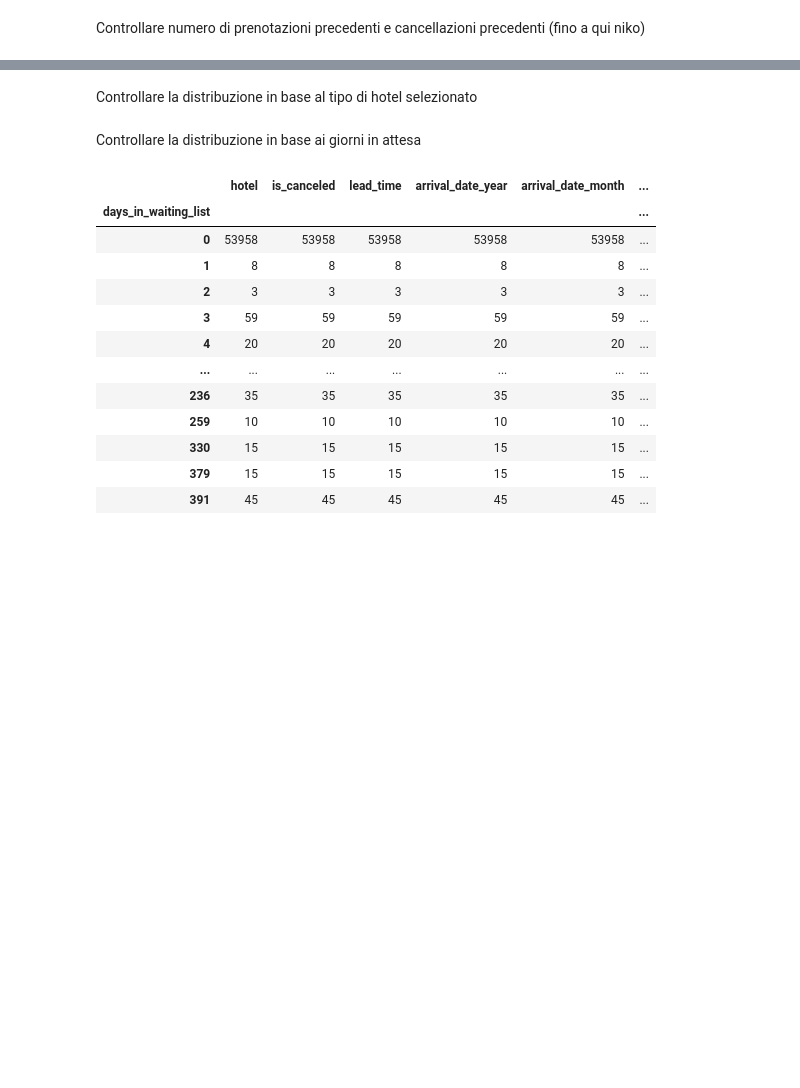
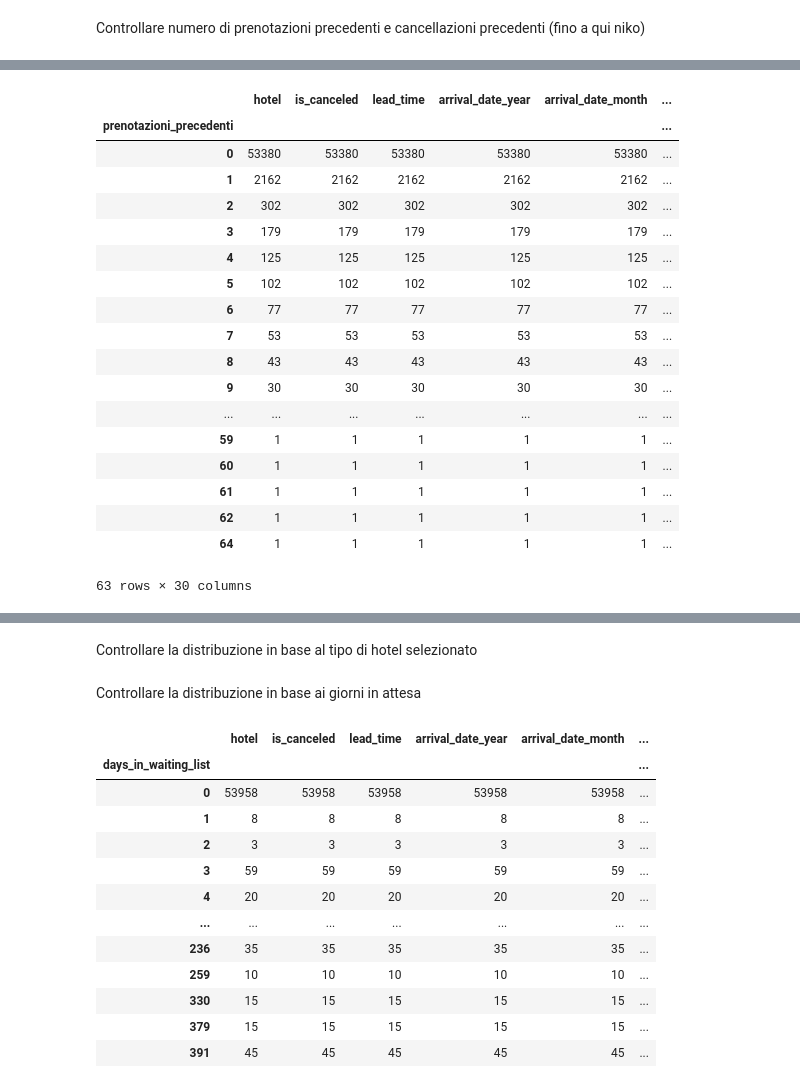
Before and after one commit to Nikocioni/progetto_programmazione_nik_ross_salvo, a Jupyter notebook: progetto_niko_ross_salvo_2.ipynb, the cells around one changed output, grey strips where cells are left out. Drawn from its saved outputs; the diff is of its cells as text; code cells hidden in the pictures; blank space fills up the shorter version.

```diff
--- a/progetto_niko_ross_salvo_2.ipynb
+++ b/progetto_niko_ross_salvo_2.ipynb
@@ -382,0 +496,23 @@ Controllare numero di prenotazioni precedenti e cancellazioni precedenti (fino a
+# %%
+train["prenotazioni_precedenti"] = train["previous_bookings_not_canceled"] + train["previous_cancellations"]
+train.groupby(train["prenotazioni_precedenti"]).count()
+# %% [output]
+|  | hotel | is_canceled | lead_time | arrival_date_year | arrival_date_month | ... |
+| prenotazioni_precedenti |  |  |  |  |  | ... |
+| 0 | 53380 | 53380 | 53380 | 53380 | 53380 | ... |
+| 1 | 2162 | 2162 | 2162 | 2162 | 2162 | ... |
+| 2 | 302 | 302 | 302 | 302 | 302 | ... |
+| 3 | 179 | 179 | 179 | 179 | 179 | ... |
+| 4 | 125 | 125 | 125 | 125 | 125 | ... |
+| 5 | 102 | 102 | 102 | 102 | 102 | ... |
+| 6 | 77 | 77 | 77 | 77 | 77 | ... |
+| 7 | 53 | 53 | 53 | 53 | 53 | ... |
+| 8 | 43 | 43 | 43 | 43 | 43 | ... |
+| 9 | 30 | 30 | 30 | 30 | 30 | ... |
+| ... | ... | ... | ... | ... | ... | ... |
+| 59 | 1 | 1 | 1 | 1 | 1 | ... |
+| 60 | 1 | 1 | 1 | 1 | 1 | ... |
+| 61 | 1 | 1 | 1 | 1 | 1 | ... |
+| 62 | 1 | 1 | 1 | 1 | 1 | ... |
+| 64 | 1 | 1 | 1 | 1 | 1 | ... |
+63 rows × 30 columns
```
Also changed, not shown: parts of 23 cells of this notebook.
